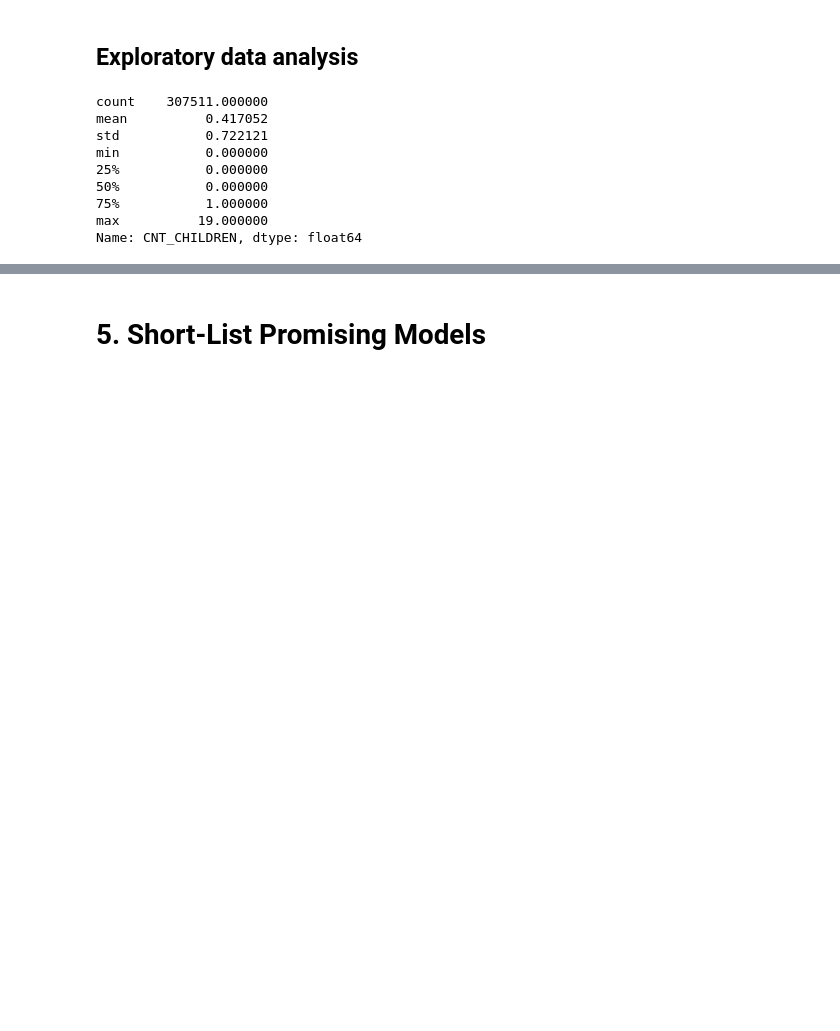
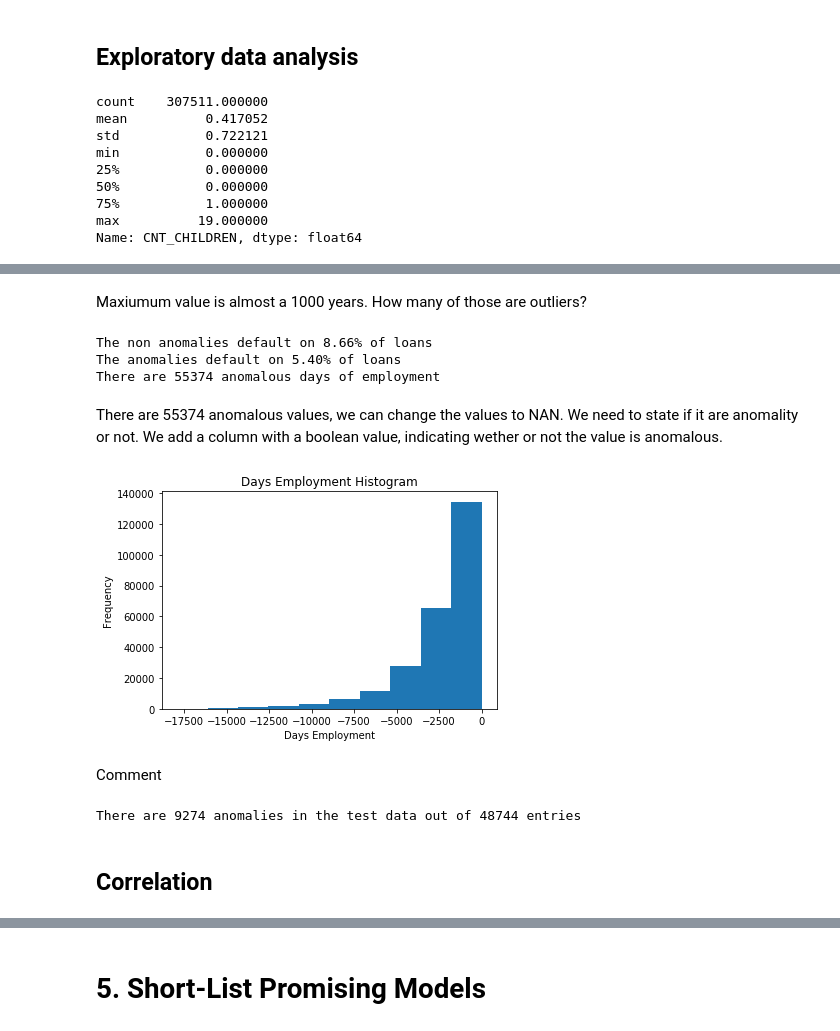
Before and after one commit to Oysteinvikane/home-credit-default-risk, a Jupyter notebook: homeCreditDefaultRisk.ipynb, the cells around one changed output, grey strips where cells are left out. Drawn from its saved outputs; the diff is of its cells as text; code cells hidden in the pictures; blank space fills up the shorter version.

```diff
--- a/homeCreditDefaultRisk.ipynb
+++ b/homeCreditDefaultRisk.ipynb
@@ -287,0 +319,38 @@ Name: CNT_CHILDREN, dtype: float64
+# %% [markdown]
+Maxiumum value is almost a 1000 years. How many of those are outliers?
+# %%
+anom = train_data[train_data['DAYS_EMPLOYED'] == 365243]
+non_anom = train_data[train_data['DAYS_EMPLOYED'] != 365243]
+print('The non anomalies default on %0.2f%% of loans' % (100 * non_anom['TARGET'].mean()))
+print('The anomalies default on %0.2f%% of loans' % (100 * anom['TARGET'].mean()))
+print('There are %d anomalous days of employment' % len(anom))
+# %% [output]
+The non anomalies default on 8.66% of loans
+The anomalies default on 5.40% of loans
+There are 55374 anomalous days of employment
+# %% [markdown]
+There are 55374 anomalous values, we can change the values to NAN. We need to state if it are anomality or not. We add a column with a boolean value, indicating wether or not the value is anomalous.
+# %%
+import numpy as np
+train_data['DAYS_EMPLOYED_ANOM'] = train_data["DAYS_EMPLOYED"] == 365243
+
+#replaces the anomalities with nan
+train_data['DAYS_EMPLOYED'].replace({365243: np.nan}, inplace = True)
+#plot
+train_data['DAYS_EMPLOYED'].plot.hist(title = 'Days Employment Histogram');
+plt.xlabel('Days Employment');
+# %% [output]
+[figure, added]
+# %% [markdown]
+Comment
+# %%
+test_data['DAYS_EMPLOYED_ANOM'] = test_data["DAYS_EMPLOYED"] == 365243
+
+#replaces the anomalities with nan
+test_data['DAYS_EMPLOYED'].replace({365243: np.nan}, inplace = True)
+
+print('There are %d anomalies in the test data out of %d entries' % (test_data['DAYS_EMPLOYED_ANOM'].sum(), len(test_data)))
+# %% [output]
+There are 9274 anomalies in the test data out of 48744 entries
+# %% [markdown]
+## Correlation
```
Also changed, not shown: parts of 30 cells of this notebook.
